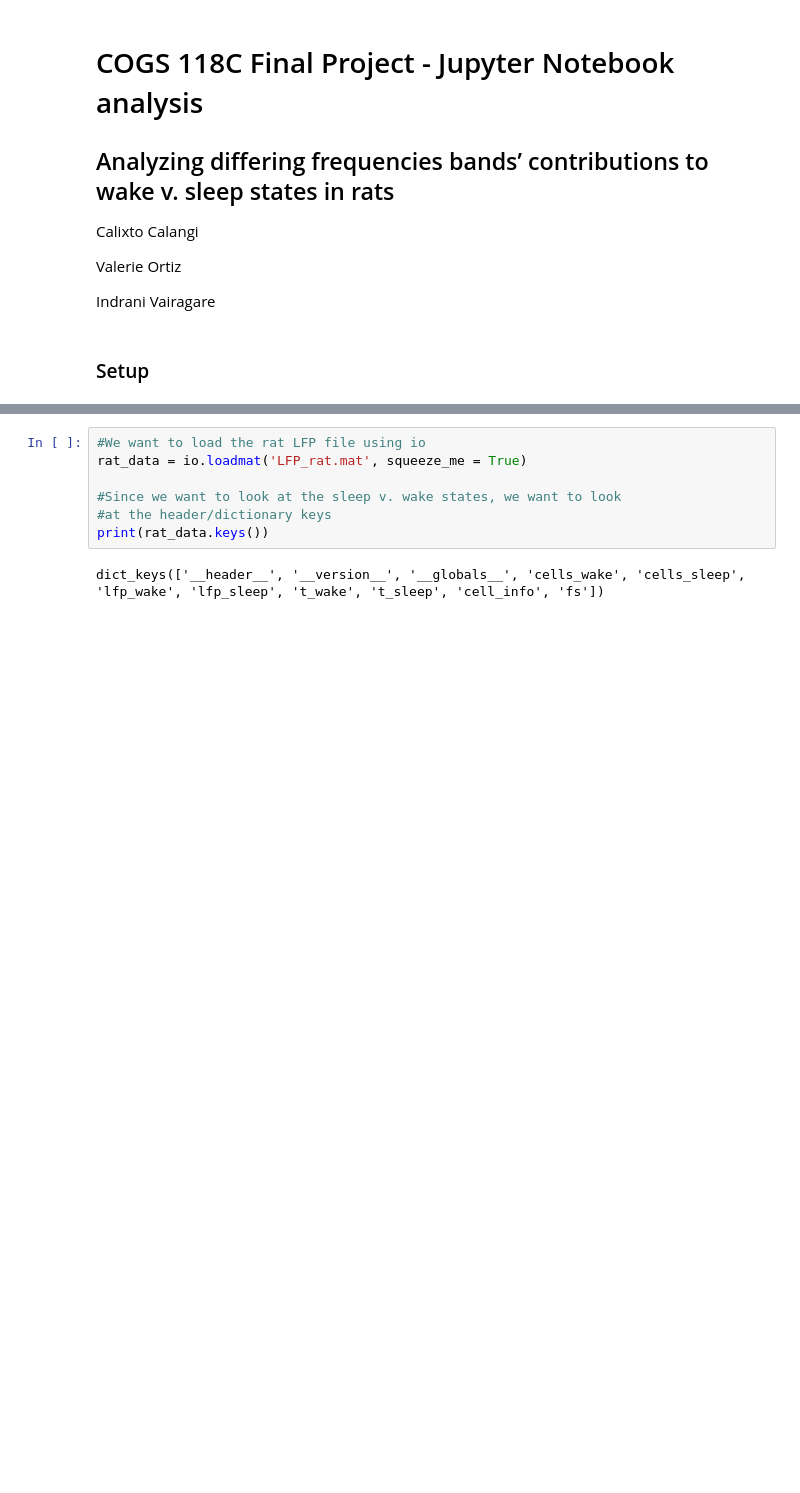
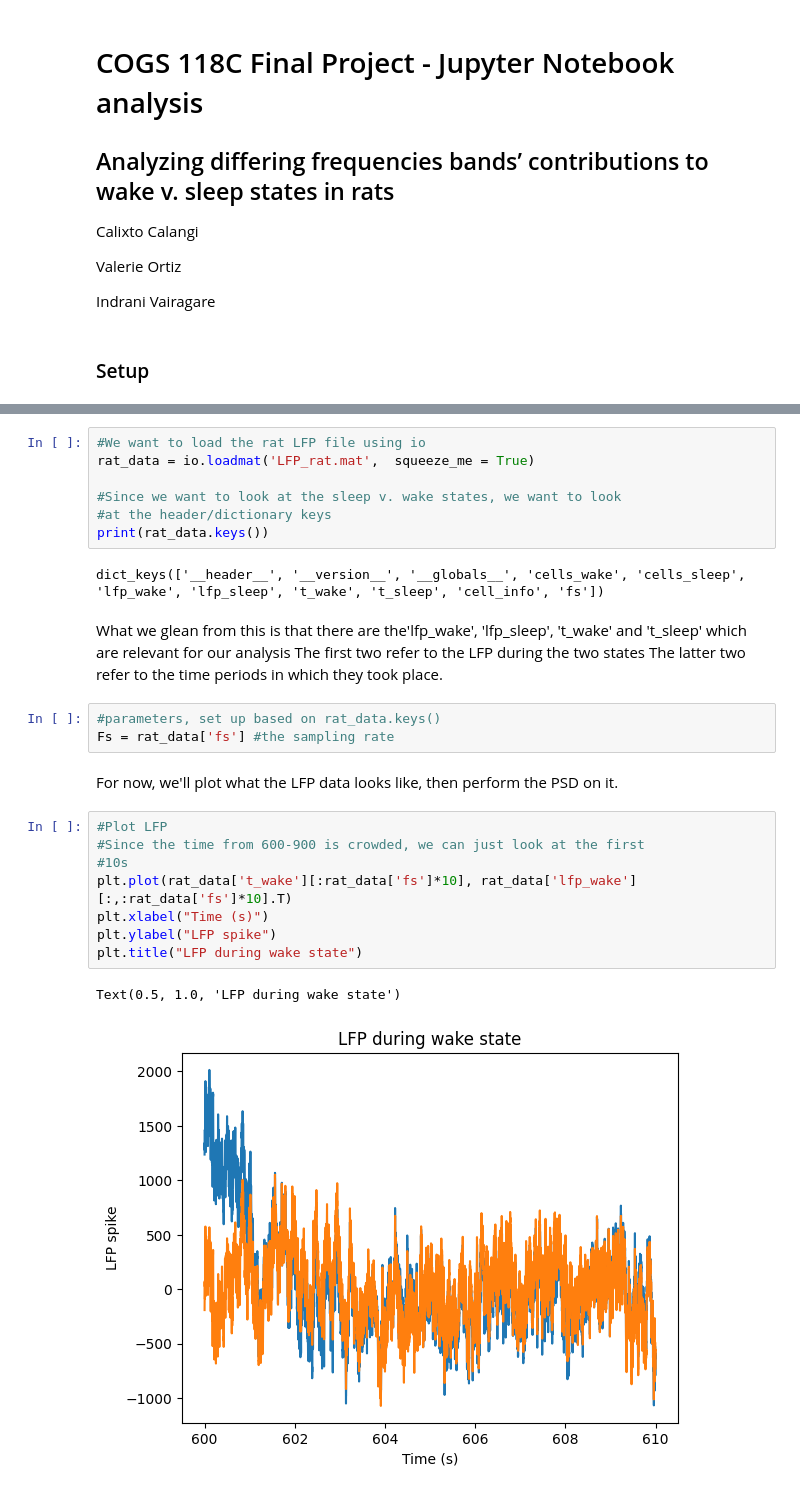
Before and after one commit to Indraniiii/118C_rat, a Jupyter notebook: COGS118_LFP_rats.ipynb, the cells around one changed output, grey strips where cells are left out. Drawn from its saved outputs; the diff is of its cells as text; blank space fills up the shorter version.

```diff
--- a/COGS118_LFP_rats.ipynb
+++ b/COGS118_LFP_rats.ipynb
@@ -24,9 +25,30 @@ import matplotlib.pyplot as plt
 # %%
 #We want to load the rat LFP file using io
-rat_data = io.loadmat('LFP_rat.mat', squeeze_me = True)
+rat_data = io.loadmat('LFP_rat.mat',  squeeze_me = True)
 
 #Since we want to look at the sleep v. wake states, we want to look
 #at the header/dictionary keys
 print(rat_data.keys())
 # %% [output]
 dict_keys(['__header__', '__version__', '__globals__', 'cells_wake', 'cells_sleep', 'lfp_wake', 'lfp_sleep', 't_wake', 't_sleep', 'cell_info', 'fs'])
+# %% [markdown]
+What we glean from this is that there are the'lfp_wake', 'lfp_sleep',
+'t_wake' and 't_sleep' which are relevant for our analysis
+The first two refer to the LFP during the two states
+The latter two refer to the time periods in which they took place.
+# %%
+#parameters, set up based on rat_data.keys()
+Fs = rat_data['fs'] #the sampling rate
+# %% [markdown]
+For now, we'll plot what the LFP data looks like, then perform the PSD on it.
+# %%
+#Plot LFP
+#Since the time from 600-900 is crowded, we can just look at the first
+#10s
+plt.plot(rat_data['t_wake'][:rat_data['fs']*10], rat_data['lfp_wake'][:,:rat_data['fs']*10].T)
+plt.xlabel("Time (s)")
+plt.ylabel("LFP spike")
+plt.title("LFP during wake state")
+# %% [output]
+Text(0.5, 1.0, 'LFP during wake state')
+[figure, added]
```
Also changed, not shown: parts of 10 cells of this notebook.
